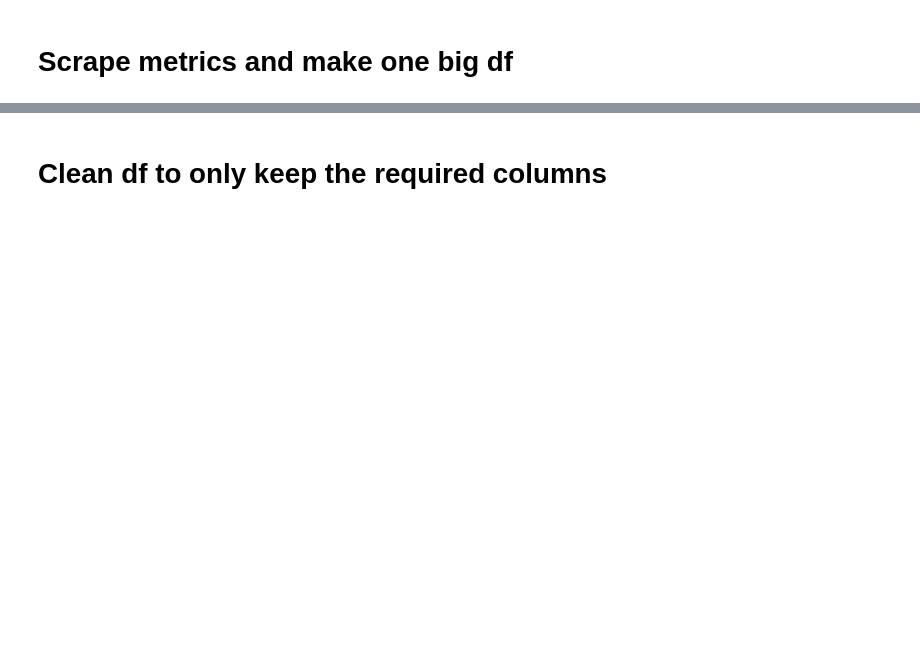
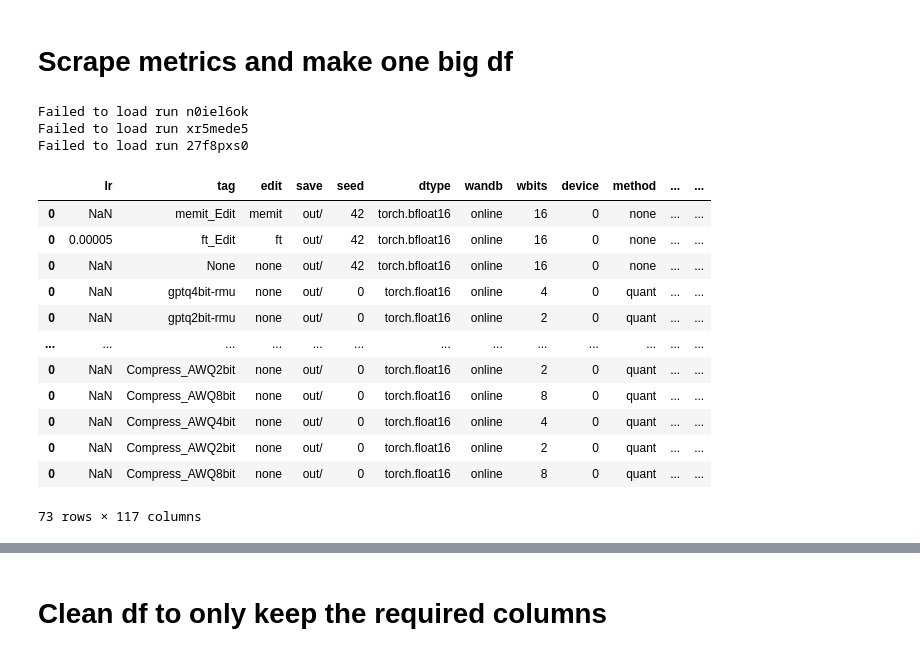
Before and after one commit to hartvigsen-group/composable-interventions, a Jupyter notebook: notebooks/plot.ipynb, the cells around one changed output, grey strips where cells are left out. Saved outputs shown, nothing was run; the diff lists cells and outputs as text; code cells hidden in the pictures; blank space fills up the shorter version.

Commit message:
New tables and plots

```diff
--- a/notebooks/plot.ipynb
+++ b/notebooks/plot.ipynb
@@ -25,37 +25,54 @@ for project_name in project_names:
             continue
 
         # skip hparam searches
-        skip_tags = ["test", "hparam_search", "none"]
+        skip_tags = ["test", "hparam_search"]
         should_skip = False
         for tag in skip_tags:
             if tag in run.config["tag"].lower():
                 should_skip = True
 
         if should_skip:
             continue
 
         try:
             run_start_datetime = datetime.fromtimestamp(run.summary_metrics["_timestamp"])
             start_cutoff = datetime.strptime("2024-05-14 12:00:00", "%Y-%m-%d %H:%M:%S")
 
             # only keep runs after a certain date
             if run_start_datetime < start_cutoff:
                 continue
 
             config_frame = pd.DataFrame([run.config])
             summary_frame = pd.DataFrame([run.summary_metrics])
             combined_frame = pd.concat([config_frame, summary_frame], axis=1)
             if all_runs_frame is None:
                 all_runs_frame = combined_frame
             else:
                 all_runs_frame = pd.concat([all_runs_frame, combined_frame])
         except:
             print(f"Failed to load run {run.id}")
             continue
 
     all_runs_frame = all_runs_frame.sort_values("_timestamp", ascending=False)
     for column in all_runs_frame.columns:
         all_runs_frame[column] = all_runs_frame[column].apply(lambda x: str(x) if isinstance(x, dict) or isinstance(x, list) else x)
 
 all_runs_frame
+# %% [output]
+Failed to load run n0iel6ok
+Failed to load run xr5mede5
+Failed to load run 27f8pxs0
+|  | lr | tag | edit | save | seed | dtype | wandb | wbits | device | method | ... | ... |
+| 0 | NaN | memit_Edit | memit | out/ | 42 | torch.bfloat16 | online | 16 | 0 | none | ... | ... |
+| 0 | 0.00005 | ft_Edit | ft | out/ | 42 | torch.bfloat16 | online | 16 | 0 | none | ... | ... |
+| 0 | NaN | None | none | out/ | 42 | torch.bfloat16 | online | 16 | 0 | none | ... | ... |
+| 0 | NaN | gptq4bit-rmu | none | out/ | 0 | torch.float16 | online | 4 | 0 | quant | ... | ... |
+| 0 | NaN | gptq2bit-rmu | none | out/ | 0 | torch.float16 | online | 2 | 0 | quant | ... | ... |
+| ... | ... | ... | ... | ... | ... | ... | ... | ... | ... | ... | ... | ... |
+| 0 | NaN | Compress_AWQ2bit | none | out/ | 0 | torch.float16 | online | 2 | 0 | quant | ... | ... |
+| 0 | NaN | Compress_AWQ8bit | none | out/ | 0 | torch.float16 | online | 8 | 0 | quant | ... | ... |
+| 0 | NaN | Compress_AWQ4bit | none | out/ | 0 | torch.float16 | online | 4 | 0 | quant | ... | ... |
+| 0 | NaN | Compress_AWQ2bit | none | out/ | 0 | torch.float16 | online | 2 | 0 | quant | ... | ... |
+| 0 | NaN | Compress_AWQ8bit | none | out/ | 0 | torch.float16 | online | 8 | 0 | quant | ... | ... |
+73 rows × 117 columns
 # %%
```
Also changed, not shown: parts of 7 cells of this notebook, 5 other files.
